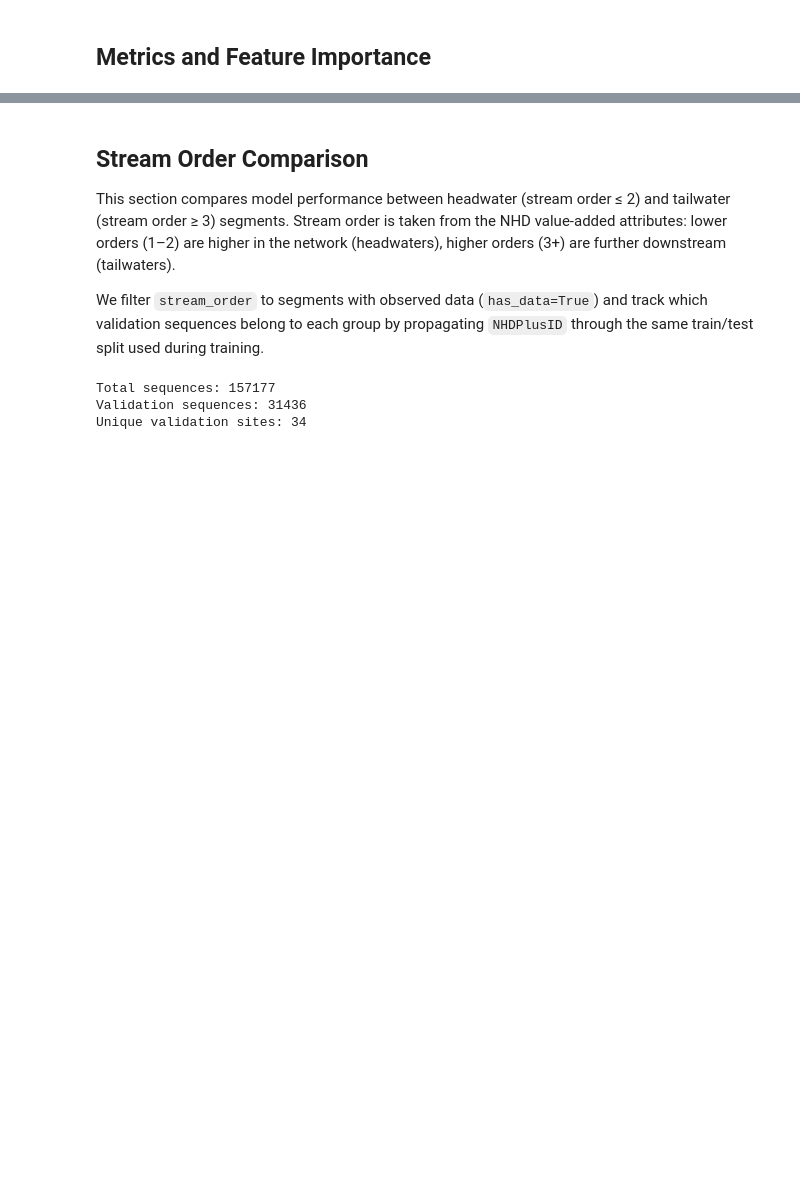
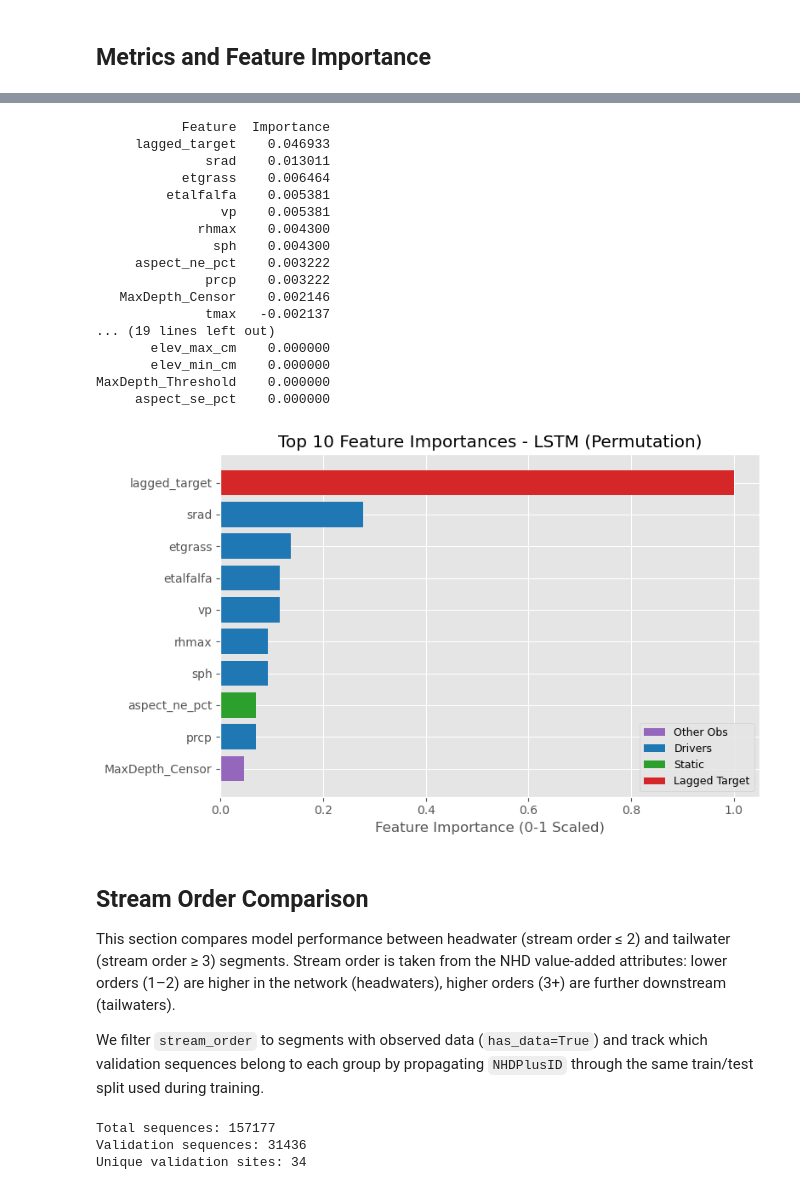
Before and after one commit to jzwart/saas-river-forecasting, a Jupyter notebook: lstm/lstm_all_sites.ipynb, the cells around one changed output, grey strips where cells are left out. Saved outputs shown, nothing was run; the diff lists cells and outputs as text; code cells hidden in the pictures; blank space fills up the shorter version.

```diff
--- a/lstm/lstm_all_sites.ipynb
+++ b/lstm/lstm_all_sites.ipynb
@@ -507,34 +582,99 @@ def perm_importance(model, X_val_tensor, y_val, n_repeats=1, n_samples=500):
                 f1_scores.append(f1_score(y_val, (perm_preds > 0.5)))
             importances.append(base_f1 - np.mean(f1_scores))
 
     return np.array(importances)
 
 imps = perm_importance(model, X_val_tensor, y_val.astype(int))
 
 importance = pd.DataFrame({
     "Feature": feature_cols,
     "Importance": imps
 })
 importance['Abs_Importance'] = importance['Importance'].abs()
 importance = importance.sort_values('Abs_Importance', ascending=False)
 importance['Importance_Scaled'] = importance['Abs_Importance'] / importance['Abs_Importance'].max()
 
 importance['Feature'] = importance['Feature'].replace({
     'wetdry_status': 'lagged_target',
     'Out-degree': 'out_degree',
     'In-degree': 'in_degree',
 })
 
 print(importance[['Feature', 'Importance']].to_string(index=False))
 
+# Color-code feature importances by category (consistent across notebooks)
+from matplotlib.patches import Patch
+
+FEATURE_CATEGORIES = {
+    'lagged_target': 'Lagged Target',
+    'in_degree': 'Degrees',
+    'out_degree': 'Degrees',
+}
+for v in ['tmax', 'tmin', 'srad', 'prcp', 'vp', 'ws',
+          'etgrass', 'etalfalfa', 'rhmax', 'rhmin', 'sph']:
+    FEATURE_CATEGORIES[v] = 'Drivers'
+for v in ['ArbolateSu', 'AreaSqKm', 'TotDASqKm', 'Slope', 'LengthKM',
+          'FromNode', 'ToNode',
+          'aspect_ne_pct', 'aspect_nw_pct', 'aspect_se_pct', 'aspect_sw_pct',
+          'curv_mean', 'curv_median',
+          'elev_max_cm', 'elev_mean_cm', 'elev_median_cm', 'elev_min_cm',
+          'slp_mean_pct', 'slp_median_pct']:
+    FEATURE_CATEGORIES[v] = 'Static'
+for v in ['MaxDepth_cm', 'MaxDepth_Threshold', 'MaxDepth_Censor']:
+    FEATURE_CATEGORIES[v] = 'Other Obs'
+
+CATEGORY_COLORS = {
+    'Lagged Target': '#d62728',  # red
+    'Drivers':       '#1f77b4',  # blue
+    'Static':        '#2ca02c',  # green
+    'Degrees':       '#ff7f0e',  # orange
+    'Other Obs':     '#9467bd',  # purple
+    'Other':         '#7f7f7f',  # gray
+}
+
+def feature_color(name):
+    return CATEGORY_COLORS[FEATURE_CATEGORIES.get(name, 'Other')]
+
+def add_category_legend(ax, features):
+    seen = []
+    for f in features:
+        cat = FEATURE_CATEGORIES.get(f, 'Other')
+        if cat not in seen:
+            seen.append(cat)
+    handles = [Patch(facecolor=CATEGORY_COLORS[c], label=c) for c in seen]
+    ax.legend(handles=handles, loc='lower right', fontsize=9, frameon=True)
+
 top10 = importance.head(10)
+features_top = top10['Feature'][::-1].tolist()
+values_top   = top10['Importance_Scaled'][::-1].tolist()
+bar_colors   = [feature_color(f) for f in features_top]
 
 fig, ax = plt.subplots(figsize=(8, 5))
-ax.barh(top10['Feature'][::-1], top10['Importance_Scaled'][::-1])
+ax.barh(features_top, values_top, color=bar_colors)
 ax.set_xlabel('Feature Importance (0-1 Scaled)')
 ax.set_title('Top 10 Feature Importances - LSTM (Permutation)')
+add_category_legend(ax, features_top)
 plt.tight_layout()
 plt.show()
+# %% [output]
+           Feature  Importance
+     lagged_target    0.046933
+              srad    0.013011
+           etgrass    0.006464
+         etalfalfa    0.005381
+                vp    0.005381
+             rhmax    0.004300
+               sph    0.004300
+     aspect_ne_pct    0.003222
+              prcp    0.003222
+   MaxDepth_Censor    0.002146
+              tmax   -0.002137
+... (19 lines left out)
+       elev_max_cm    0.000000
+       elev_min_cm    0.000000
+MaxDepth_Threshold    0.000000
+     aspect_se_pct    0.000000
+[figure, added]
 # %% [markdown]
 ## Stream Order Comparison
 
```
Also changed, not shown: parts of 18 cells of this notebook, 14 other files.
